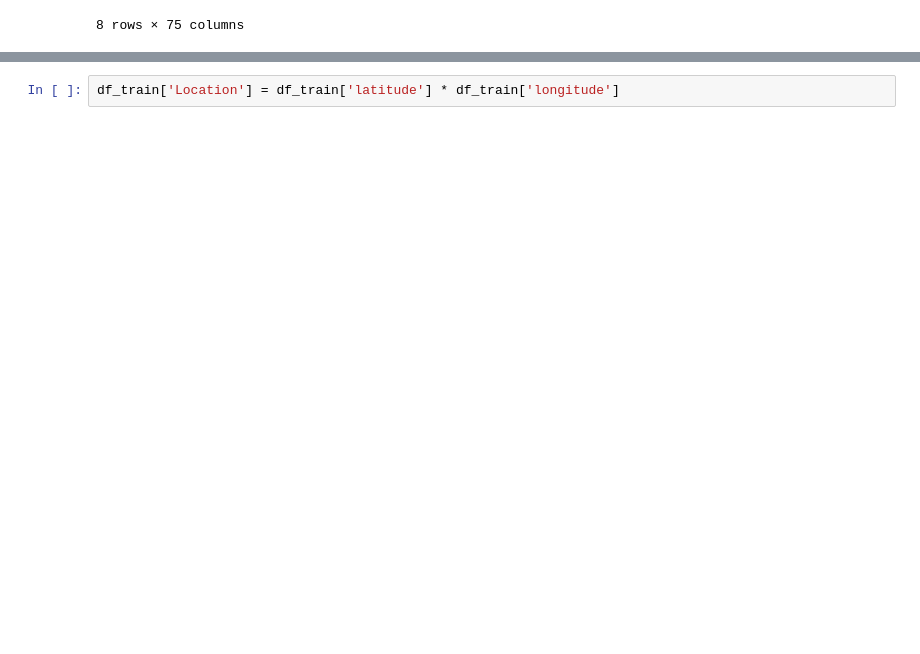
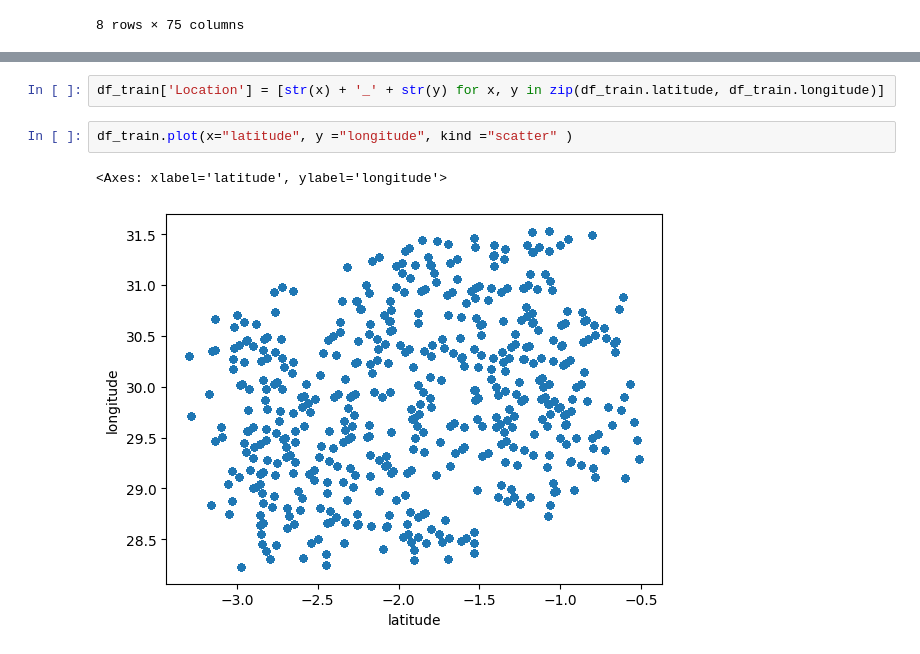
Before and after one commit to Yodazon/Kaggle, a Jupyter notebook: Competitions/Predict CO2 Emissions in Rwanda/CO2.ipynb, the cells around one changed output, grey strips where cells are left out. Cells and saved outputs as stored; diff of their text form; blank space fills up the shorter version.

```diff
--- a/Competitions/Predict CO2 Emissions in Rwanda/CO2.ipynb
+++ b/Competitions/Predict CO2 Emissions in Rwanda/CO2.ipynb
@@ -64,5 +57,10 @@ df_test.sample(5)
 # %%
-df_train['Location'] = df_train['latitude'] * df_train['longitude']
+df_train['Location'] = [str(x) + '_' + str(y) for x, y in zip(df_train.latitude, df_train.longitude)]
+# %%
+df_train.plot(x="latitude", y ="longitude", kind ="scatter" )
+# %% [output]
+<Axes: xlabel='latitude', ylabel='longitude'>
+[figure, added]
 # %%
 df_train.plot(x="Location", y ="emission", kind ="scatter" )
 # %% [output]
```
Also changed, not shown: parts of 25 cells of this notebook, 1 other file.
